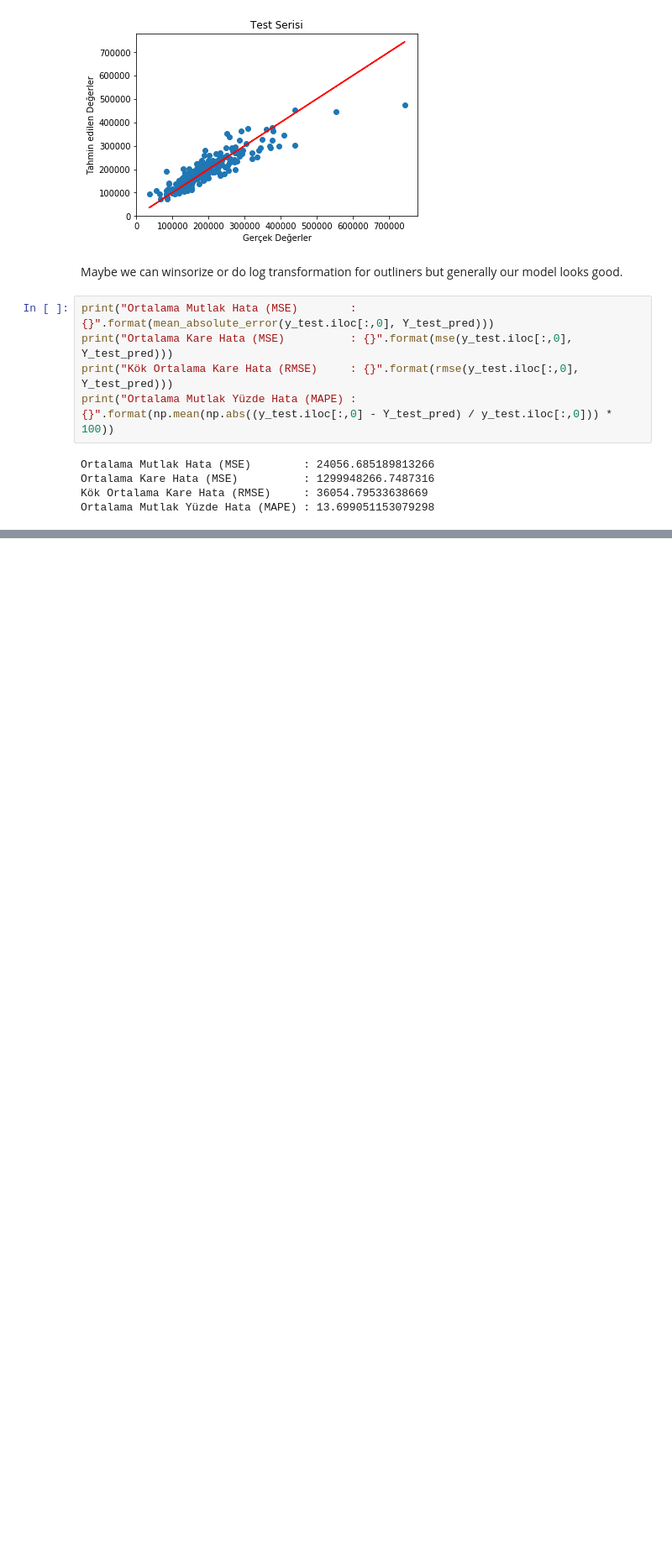
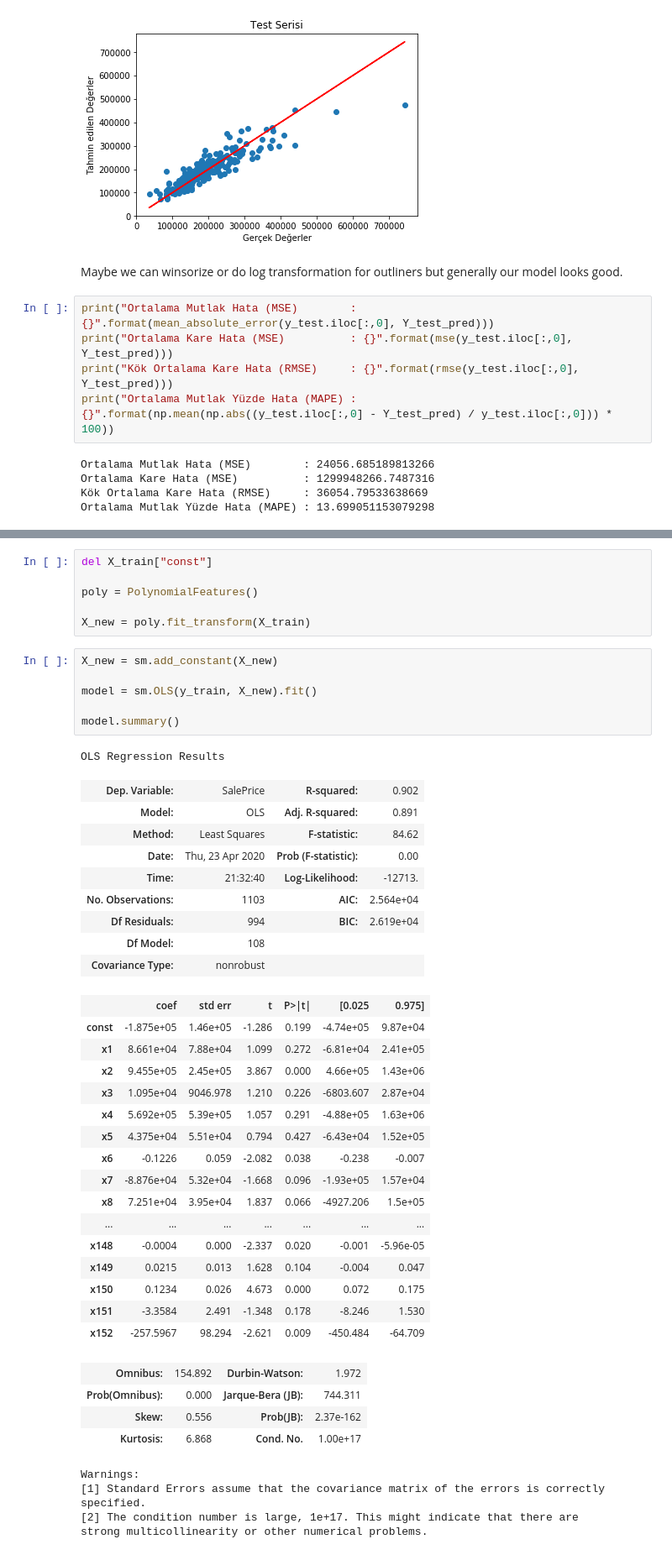
Before and after one commit to ekaynac/datajarlabs, a Jupyter notebook: EnesK(6-6).ipynb, the cells around one changed output, grey strips where cells are left out. Shown at 84% size. Cells and saved outputs as stored; diff of their text form; blank space fills up the shorter version.

```diff
--- a/EnesK(6-6).ipynb
+++ b/EnesK(6-6).ipynb
@@ -108,0 +119,47 @@ Ortalama Mutlak Yüzde Hata (MAPE) : 13.699051153079298
+# %%
+del X_train["const"]
+
+poly = PolynomialFeatures()
+
+X_new = poly.fit_transform(X_train)
+# %%
+X_new = sm.add_constant(X_new)
+
+model = sm.OLS(y_train, X_new).fit()
+
+model.summary()
+# %% [output]
+OLS Regression Results
+| Dep. Variable: | SalePrice | R-squared: | 0.902 |
+| Model: | OLS | Adj. R-squared: | 0.891 |
+| Method: | Least Squares | F-statistic: | 84.62 |
+| Date: | Thu, 23 Apr 2020 | Prob (F-statistic): | 0.00 |
+| Time: | 21:32:40 | Log-Likelihood: | -12713. |
+| No. Observations: | 1103 | AIC: | 2.564e+04 |
+| Df Residuals: | 994 | BIC: | 2.619e+04 |
+| Df Model: | 108 |  |  |
+| Covariance Type: | nonrobust |  |  |
+|  | coef | std err | t | P>|t| | [0.025 | 0.975] |
+| const | -1.875e+05 | 1.46e+05 | -1.286 | 0.199 | -4.74e+05 | 9.87e+04 |
+| x1 | 8.661e+04 | 7.88e+04 | 1.099 | 0.272 | -6.81e+04 | 2.41e+05 |
+| x2 | 9.455e+05 | 2.45e+05 | 3.867 | 0.000 | 4.66e+05 | 1.43e+06 |
+| x3 | 1.095e+04 | 9046.978 | 1.210 | 0.226 | -6803.607 | 2.87e+04 |
+| x4 | 5.692e+05 | 5.39e+05 | 1.057 | 0.291 | -4.88e+05 | 1.63e+06 |
+| x5 | 4.375e+04 | 5.51e+04 | 0.794 | 0.427 | -6.43e+04 | 1.52e+05 |
+| x6 | -0.1226 | 0.059 | -2.082 | 0.038 | -0.238 | -0.007 |
+| x7 | -8.876e+04 | 5.32e+04 | -1.668 | 0.096 | -1.93e+05 | 1.57e+04 |
+| x8 | 7.251e+04 | 3.95e+04 | 1.837 | 0.066 | -4927.206 | 1.5e+05 |
+| ... | ... | ... | ... | ... | ... | ... |
+| x148 | -0.0004 | 0.000 | -2.337 | 0.020 | -0.001 | -5.96e-05 |
+| x149 | 0.0215 | 0.013 | 1.628 | 0.104 | -0.004 | 0.047 |
+| x150 | 0.1234 | 0.026 | 4.673 | 0.000 | 0.072 | 0.175 |
+| x151 | -3.3584 | 2.491 | -1.348 | 0.178 | -8.246 | 1.530 |
+| x152 | -257.5967 | 98.294 | -2.621 | 0.009 | -450.484 | -64.709 |
+| Omnibus: | 154.892 | Durbin-Watson: | 1.972 |
+| Prob(Omnibus): | 0.000 | Jarque-Bera (JB): | 744.311 |
+| Skew: | 0.556 | Prob(JB): | 2.37e-162 |
+| Kurtosis: | 6.868 | Cond. No. | 1.00e+17 |
+Warnings:
+[1] Standard Errors assume that the covariance matrix of the errors is correctly specified.
+[2] The condition number is large, 1e+17. This might indicate that there are
+strong multicollinearity or other numerical problems.
```
Also changed, not shown: parts of 9 cells of this notebook, 2 other files.
